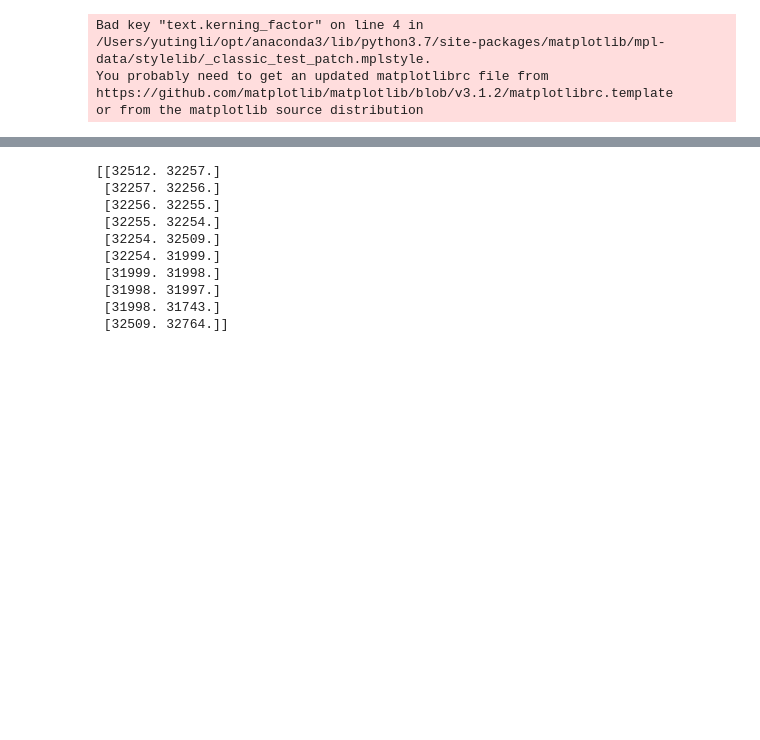
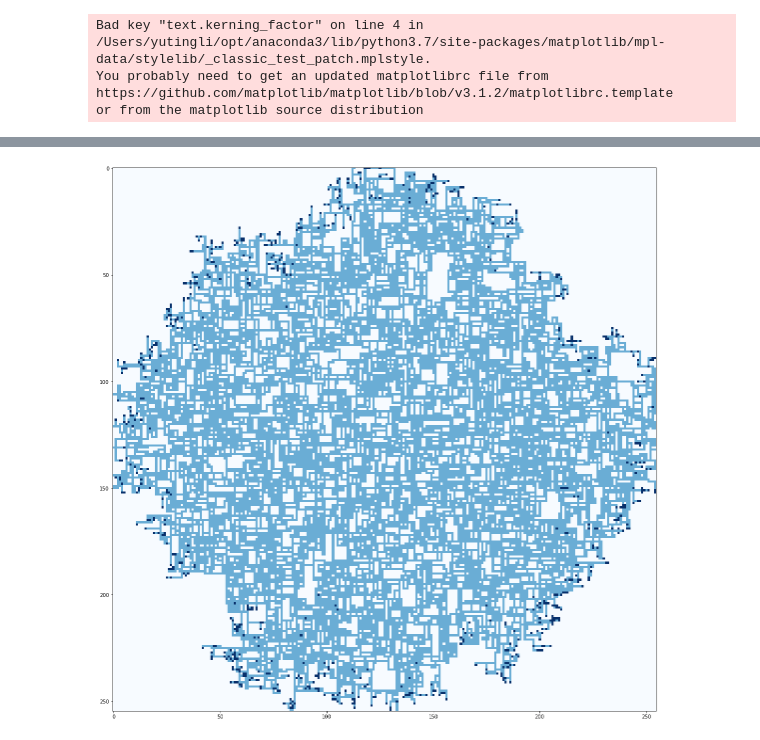
Before and after one commit to Irene-Li/BARW, a Jupyter notebook: BARW/plot_data.ipynb, the cells around one changed output, grey strips where cells are left out. Cells and saved outputs as stored; diff of their text form; code cells hidden in the pictures; blank space fills up the shorter version.

```diff
--- a/BARW/plot_data.ipynb
+++ b/BARW/plot_data.ipynb
@@ -126,13 +119,6 @@ print(edges.shape, msds.shape, evolution.shape)
-# %%
-print(edges[:10])
-# %% [output]
-[[32512. 32257.]
- [32257. 32256.]
- [32256. 32255.]
- [32255. 32254.]
- [32254. 32509.]
- [32254. 31999.]
- [31999. 31998.]
- [31998. 31997.]
- [31998. 31743.]
- [32509. 32764.]]
+# %%
+fig = plt.figure(figsize=(20, 20))
+plt.imshow(evolution[-20], vmin=0, vmax=2, interpolation='none', cmap="Blues")
+plt.show()
+# %% [output]
+[figure, added]
```
Also changed, not shown: parts of 5 cells of this notebook, 2 other files.
